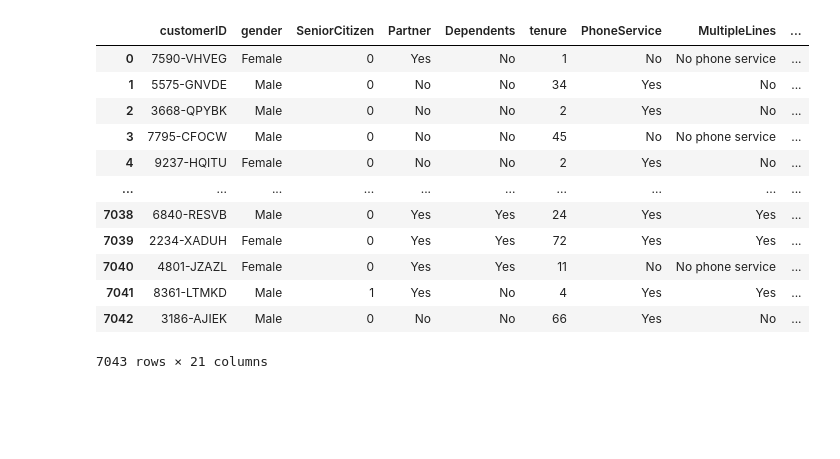
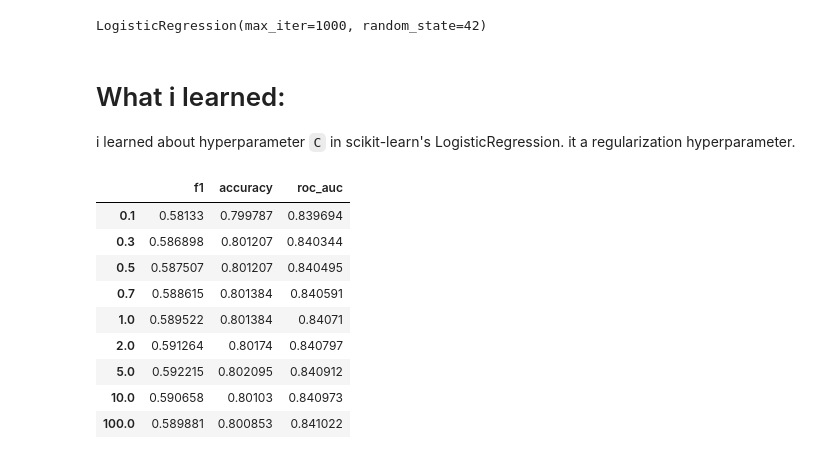
Before and after one commit to amir-razmi/ml-algorithms-lab, a Jupyter notebook: notebooks/logistic-regression.ipynb, the cells around one changed output. Cells and saved outputs as stored; diff of their text form; code cells hidden in the pictures; blank space fills up the shorter version.

```diff
--- a/notebooks/logistic-regression.ipynb
+++ b/notebooks/logistic-regression.ipynb
@@ -5,21 +4,53 @@ from pathlib import Path
 sys.path.append(str(Path.cwd().parent))
 # %%
-# from utils.data_pipeline import df
-# df
-import pandas as pd
-df = pd.read_csv('../data/Telco-Customer-Churn.csv')
-df
+from utils.telco_customer_churn import X_train, X_test, y_train, y_test, column_names
+from sklearn.linear_model import LogisticRegression
+
+model = LogisticRegression(max_iter=1000, random_state=42)
+model.fit(X_train, y_train)
+y_pred = model.predict(X_test)
+
+model
 # %% [output]
-|  | customerID | gender | SeniorCitizen | Partner | Dependents | tenure | PhoneService | MultipleLines | ... |
-| 0 | 7590-VHVEG | Female | 0 | Yes | No | 1 | No | No phone service | ... |
-| 1 | 5575-GNVDE | Male | 0 | No | No | 34 | Yes | No | ... |
-| 2 | 3668-QPYBK | Male | 0 | No | No | 2 | Yes | No | ... |
-| 3 | 7795-CFOCW | Male | 0 | No | No | 45 | No | No phone service | ... |
-| 4 | 9237-HQITU | Female | 0 | No | No | 2 | Yes | No | ... |
-| ... | ... | ... | ... | ... | ... | ... | ... | ... | ... |
-| 7038 | 6840-RESVB | Male | 0 | Yes | Yes | 24 | Yes | Yes | ... |
-| 7039 | 2234-XADUH | Female | 0 | Yes | Yes | 72 | Yes | Yes | ... |
-| 7040 | 4801-JZAZL | Female | 0 | Yes | Yes | 11 | No | No phone service | ... |
-| 7041 | 8361-LTMKD | Male | 1 | Yes | No | 4 | Yes | Yes | ... |
-| 7042 | 3186-AJIEK | Male | 0 | No | No | 66 | Yes | No | ... |
-7043 rows × 21 columns
+LogisticRegression(max_iter=1000, random_state=42)
+# %% [markdown]
+# What i learned:
+i learned about hyperparameter `C` in scikit-learn's LogisticRegression. it a regularization hyperparameter.
+# %%
+import pandas as pd
+from sklearn.metrics import f1_score, accuracy_score, classification_report, confusion_matrix, roc_auc_score
+from sklearn.model_selection import train_test_split
+from sklearn.model_selection import cross_validate
+
+# X_train, X_valid, y_train, y_valid = train_test_split(X_train, y_train, test_size=0.2, random_state=42)
+
+C_values = [0.1, 0.3, 0.5, 0.7, 1, 2, 5, 10, 100]
+
+score_df = pd.DataFrame(columns=['f1', 'accuracy', 'roc_auc'], index=C_values)
+
+for C in C_values:
+  model = LogisticRegression(random_state=42, max_iter=1000, C=C)
+  model.fit(X_train, y_train)
+
+  cv = cross_validate(
+    model, X_train, y_train,
+    cv=5,
+    scoring=['f1', 'accuracy', 'roc_auc'],
+    return_train_score=False
+  )
+  score_df.loc[C, "f1"] = cv['test_f1'].mean()
+  score_df.loc[C, "accuracy"] = cv['test_accuracy'].mean()
+  score_df.loc[C, "roc_auc"] = cv['test_roc_auc'].mean()
+
+score_df
+# %% [output]
+|  | f1 | accuracy | roc_auc |
+| 0.1 | 0.58133 | 0.799787 | 0.839694 |
+| 0.3 | 0.586898 | 0.801207 | 0.840344 |
+| 0.5 | 0.587507 | 0.801207 | 0.840495 |
+| 0.7 | 0.588615 | 0.801384 | 0.840591 |
+| 1.0 | 0.589522 | 0.801384 | 0.84071 |
+| 2.0 | 0.591264 | 0.80174 | 0.840797 |
+| 5.0 | 0.592215 | 0.802095 | 0.840912 |
+| 10.0 | 0.590658 | 0.80103 | 0.840973 |
+| 100.0 | 0.589881 | 0.800853 | 0.841022 |
```
Also changed, not shown: parts of 5 cells of this notebook.
